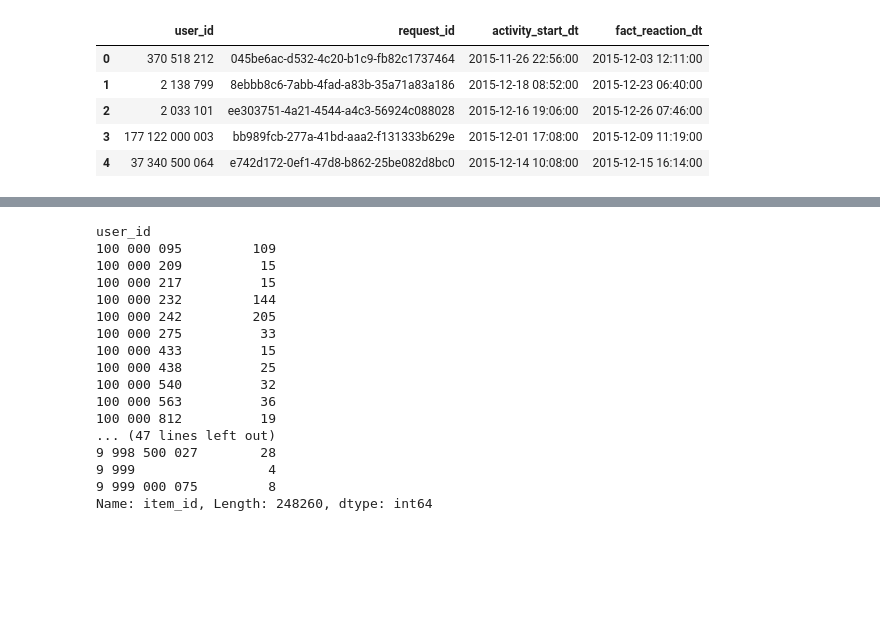
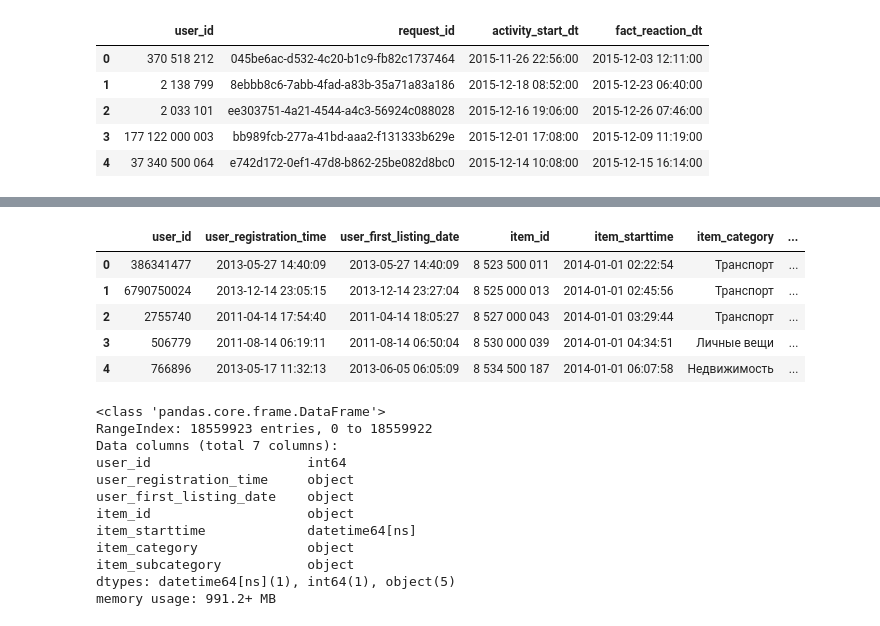
Before and after one commit to vanpnkv/avito, a Jupyter notebook: avito.ipynb, the cells around one changed output, grey strips where cells are left out. Drawn from its saved outputs; the diff is of its cells as text; code cells hidden in the pictures; blank space fills up the shorter version.

```diff
--- a/avito.ipynb
+++ b/avito.ipynb
@@ -97,0 +96,3 @@ KeyboardInterrupt:
+# %%
+num_of_items_after['user_id'] = num_of_items_after['user_id'].apply(lambda x: int(x.encode('ascii', 'ignore')))
+new_items['user_id'] = new_items['user_id'].apply(lambda x: int(x.encode('ascii', 'ignore')))
@@ -98,22 +109,4 @@ KeyboardInterrupt:
 # %%
 # надо удалить из new_items тех, кого нет в в другой таблице
 # %%
-new_items.groupby('user_id')['item_id'].count()
+# new_items.groupby('user_id')['item_id'].count()
-# %% [output]
-user_id
-100 000 095         109
-100 000 209          15
-100 000 217          15
-100 000 232         144
-100 000 242         205
-100 000 275          33
-100 000 433          15
-100 000 438          25
-100 000 540          32
-100 000 563          36
-100 000 812          19
-... (47 lines left out)
-9 998 500 027        28
-9 999                 4
-9 999 000 075         8
-Name: item_id, Length: 248260, dtype: int64
@@ -119,0 +115,24 @@ Name: item_id, Length: 248260, dtype: int64
+# %%
+new_items.head()
+# %% [output]
+|  | user_id | user_registration_time | user_first_listing_date | item_id | item_starttime | item_category | ... |
+| 0 | 386341477 | 2013-05-27 14:40:09 | 2013-05-27 14:40:09 | 8 523 500 011 | 2014-01-01 02:22:54 | Транспорт | ... |
+| 1 | 6790750024 | 2013-12-14 23:05:15 | 2013-12-14 23:27:04 | 8 525 000 013 | 2014-01-01 02:45:56 | Транспорт | ... |
+| 2 | 2755740 | 2011-04-14 17:54:40 | 2011-04-14 18:05:27 | 8 527 000 043 | 2014-01-01 03:29:44 | Транспорт | ... |
+| 3 | 506779 | 2011-08-14 06:19:11 | 2011-08-14 06:50:04 | 8 530 000 039 | 2014-01-01 04:34:51 | Личные вещи | ... |
+| 4 | 766896 | 2013-05-17 11:32:13 | 2013-06-05 06:05:09 | 8 534 500 187 | 2014-01-01 06:07:58 | Недвижимость | ... |
+# %%
+new_items.info()
+# %% [output]
+<class 'pandas.core.frame.DataFrame'>
+RangeIndex: 18559923 entries, 0 to 18559922
+Data columns (total 7 columns):
+user_id                    int64
+user_registration_time     object
+user_first_listing_date    object
+item_id                    object
+item_starttime             datetime64[ns]
+item_category              object
+item_subcategory           object
+dtypes: datetime64[ns](1), int64(1), object(5)
+memory usage: 991.2+ MB
```
Also changed, not shown: parts of 6 cells of this notebook.
